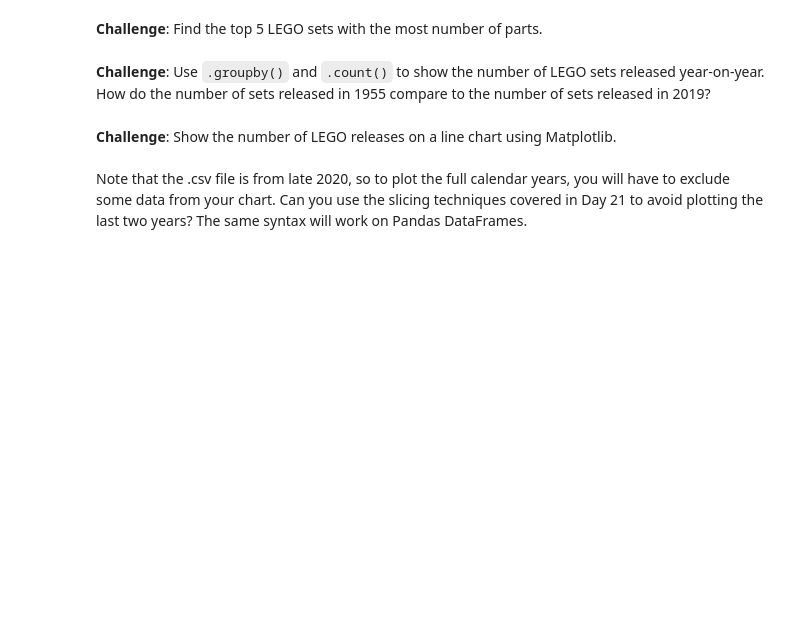
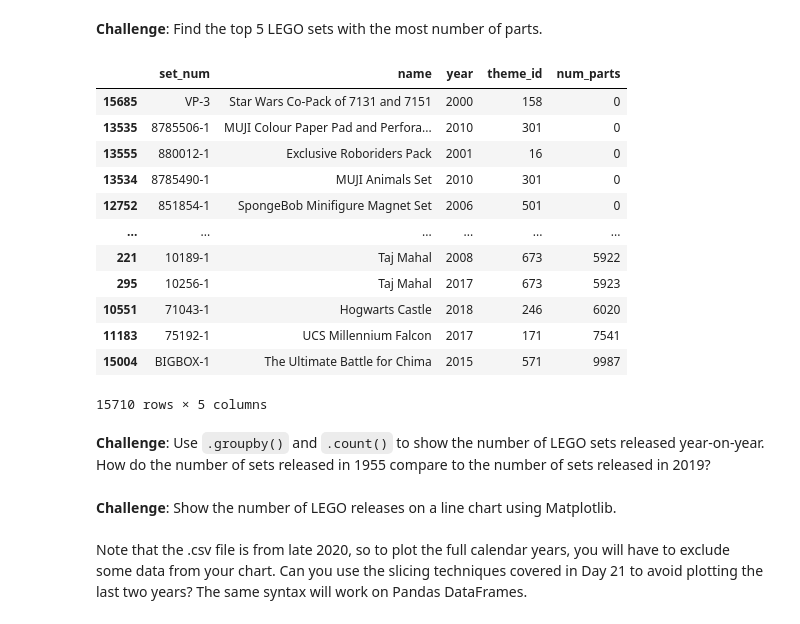
Before and after one commit to armkaviani/PythonBootcamp, a Jupyter notebook: Analyse_LEGO_Dataset_Pandas/Lego_Analysis_for_Course_(start).ipynb, the cells around one changed output. Saved outputs shown, nothing was run; the diff lists cells and outputs as text; code cells hidden in the pictures; blank space fills up the shorter version.

Commit message:
Find the top 5 LEGO sets with the most number of parts.
Signed-off-by: Armaghan Kaviani <armaghankaviani@yahoo.com>

```diff
--- a/Analyse_LEGO_Dataset_Pandas/Lego_Analysis_for_Course_(start).ipynb
+++ b/Analyse_LEGO_Dataset_Pandas/Lego_Analysis_for_Course_(start).ipynb
@@ -128,5 +122,21 @@ Name: year, Length: 15710, dtype: bool
 # %% [markdown]
 **Challenge**: Find the top 5 LEGO sets with the most number of parts.
+# %%
+set_pd.sort_values('num_parts', ascending=False).head()
+# %% [output]
+|  | set_num | name | year | theme_id | num_parts |
+| 15685 | VP-3 | Star Wars Co-Pack of 7131 and 7151 | 2000 | 158 | 0 |
+| 13535 | 8785506-1 | MUJI Colour Paper Pad and Perfora... | 2010 | 301 | 0 |
+| 13555 | 880012-1 | Exclusive Roboriders Pack | 2001 | 16 | 0 |
+| 13534 | 8785490-1 | MUJI Animals Set | 2010 | 301 | 0 |
+| 12752 | 851854-1 | SpongeBob Minifigure Magnet Set | 2006 | 501 | 0 |
+| ... | ... | ... | ... | ... | ... |
+| 221 | 10189-1 | Taj Mahal | 2008 | 673 | 5922 |
+| 295 | 10256-1 | Taj Mahal | 2017 | 673 | 5923 |
+| 10551 | 71043-1 | Hogwarts Castle | 2018 | 246 | 6020 |
+| 11183 | 75192-1 | UCS Millennium Falcon | 2017 | 171 | 7541 |
+| 15004 | BIGBOX-1 | The Ultimate Battle for Chima | 2015 | 571 | 9987 |
+15710 rows × 5 columns
 # %% [markdown]
 **Challenge**: Use <code>.groupby()</code> and <code>.count()</code> to show the number of LEGO sets released year-on-year. How do the number of sets released in 1955 compare to the number of sets released in 2019?
 # %% [markdown]
```
Also changed, not shown: parts of 1 cell of this notebook.
